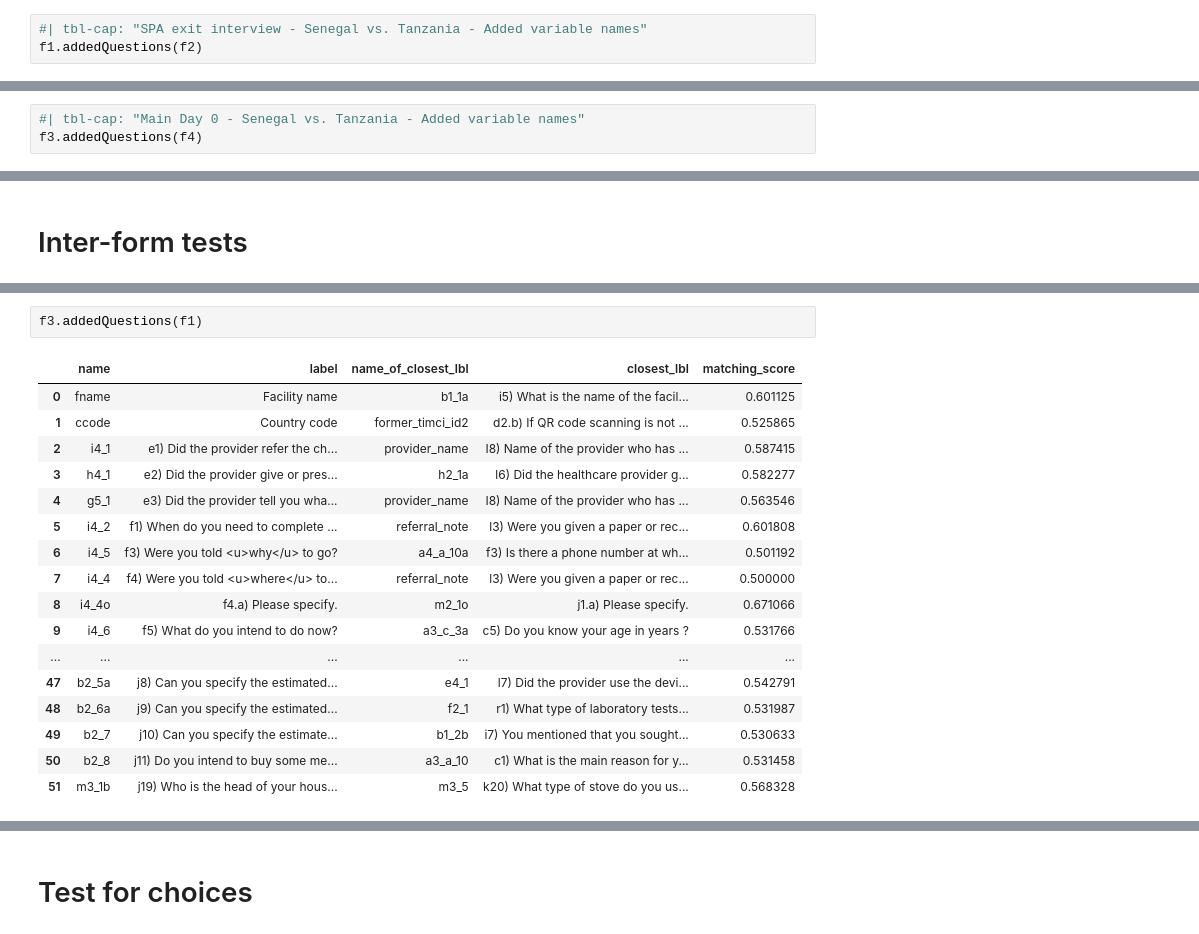
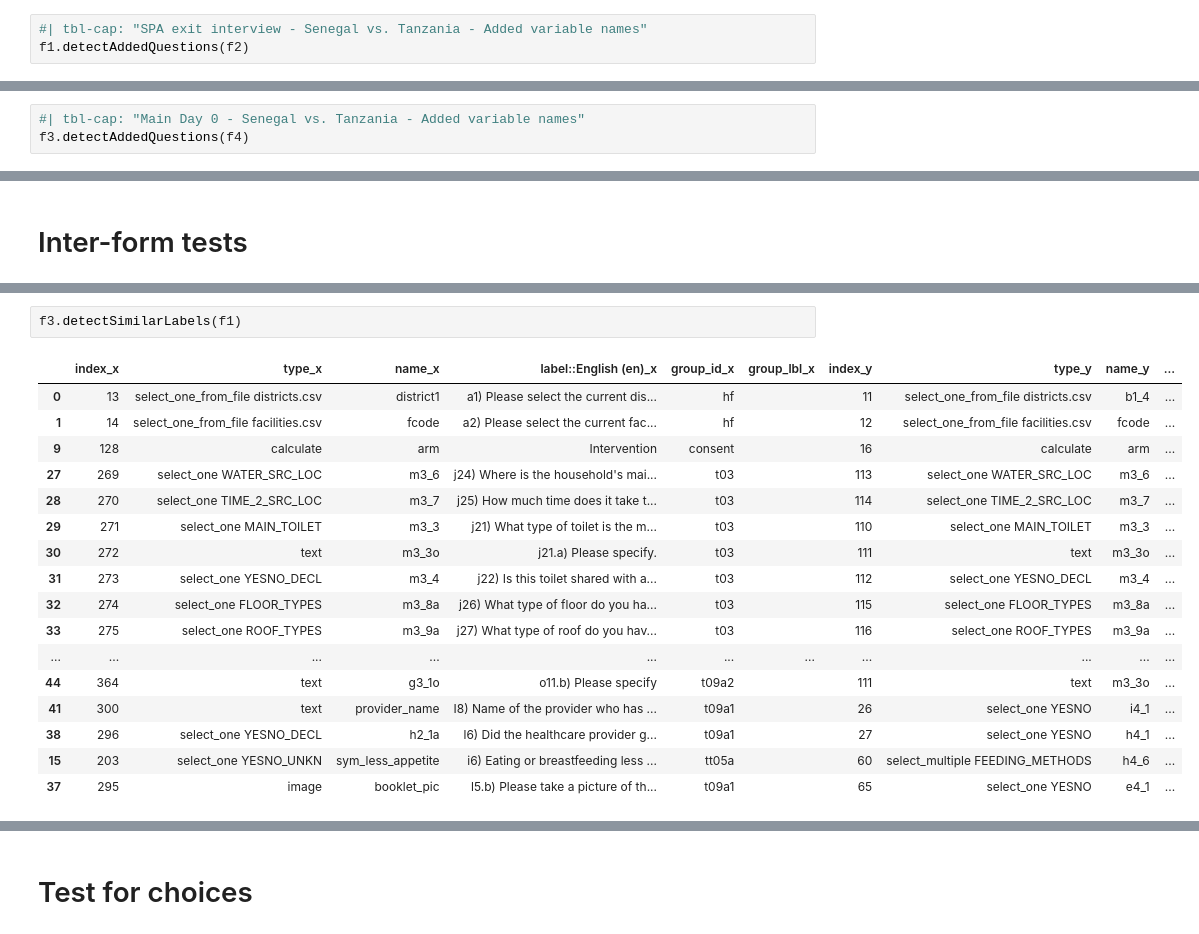
Before and after one commit to Research-IT-Swiss-TPH/dct-comparator, a Jupyter notebook: extract_info_from_xlsforms.ipynb, the cells around one changed output, grey strips where cells are left out. Drawn from its saved outputs; the diff is of its cells as text.

```diff
--- a/extract_info_from_xlsforms.ipynb
+++ b/extract_info_from_xlsforms.ipynb
@@ -54,5 +52,5 @@ Note:
 * Identified removed questions are displayed with the variable name and label of the closest label match in the target XLSForm.
 # %%
 #| tbl-cap: "SPA exit interview - Senegal vs. Tanzania - Added variable names"
-f1.addedQuestions(f2)
+f1.detectAddedQuestions(f2)
 # %% [output]
@@ -113,4 +110,4 @@ Default languages are different: Swahili (sw) and Français (fr)
 # %%
 #| tbl-cap: "Main Day 0 - Senegal vs. Tanzania - Added variable names"
-f3.addedQuestions(f4)
+f3.detectAddedQuestions(f4)
 # %% [output]
@@ -195,20 +245,20 @@ minor
 # %%
-f3.addedQuestions(f1)
+f3.detectSimilarLabels(f1)
 # %% [output]
-|  | name | label | name_of_closest_lbl | closest_lbl | matching_score |
-| 0 | fname | Facility name | b1_1a | i5) What is the name of the facil... | 0.601125 |
-| 1 | ccode | Country code | former_timci_id2 | d2.b) If QR code scanning is not ... | 0.525865 |
-| 2 | i4_1 | e1) Did the provider refer the ch... | provider_name | I8) Name of the provider who has ... | 0.587415 |
-| 3 | h4_1 | e2) Did the provider give or pres... | h2_1a | l6) Did the healthcare provider g... | 0.582277 |
-| 4 | g5_1 | e3) Did the provider tell you wha... | provider_name | I8) Name of the provider who has ... | 0.563546 |
-| 5 | i4_2 | f1) When do you need to complete ... | referral_note | l3) Were you given a paper or rec... | 0.601808 |
-| 6 | i4_5 | f3) Were you told <u>why</u> to go? | a4_a_10a | f3) Is there a phone number at wh... | 0.501192 |
-| 7 | i4_4 | f4) Were you told <u>where</u> to... | referral_note | l3) Were you given a paper or rec... | 0.500000 |
-| 8 | i4_4o | f4.a) Please specify. | m2_1o | j1.a) Please specify. | 0.671066 |
-| 9 | i4_6 | f5) What do you intend to do now? | a3_c_3a | c5) Do you know your age in years ? | 0.531766 |
-| ... | ... | ... | ... | ... | ... |
-| 47 | b2_5a | j8) Can you specify the estimated... | e4_1 | l7) Did the provider use the devi... | 0.542791 |
-| 48 | b2_6a | j9) Can you specify the estimated... | f2_1 | r1) What type of laboratory tests... | 0.531987 |
-| 49 | b2_7 | j10) Can you specify the estimate... | b1_2b | i7) You mentioned that you sought... | 0.530633 |
-| 50 | b2_8 | j11) Do you intend to buy some me... | a3_a_10 | c1) What is the main reason for y... | 0.531458 |
-| 51 | m3_1b | j19) Who is the head of your hous... | m3_5 | k20) What type of stove do you us... | 0.568328 |
+|  | index_x | type_x | name_x | label::English (en)_x | group_id_x | group_lbl_x | index_y | type_y | name_y | ... |
+| 0 | 13 | select_one_from_file districts.csv | district1 | a1) Please select the current dis... | hf |  | 11 | select_one_from_file districts.csv | b1_4 | ... |
+| 1 | 14 | select_one_from_file facilities.csv | fcode | a2) Please select the current fac... | hf |  | 12 | select_one_from_file facilities.csv | fcode | ... |
+| 9 | 128 | calculate | arm | Intervention | consent |  | 16 | calculate | arm | ... |
+| 27 | 269 | select_one WATER_SRC_LOC | m3_6 | j24) Where is the household's mai... | t03 |  | 113 | select_one WATER_SRC_LOC | m3_6 | ... |
+| 28 | 270 | select_one TIME_2_SRC_LOC | m3_7 | j25) How much time does it take t... | t03 |  | 114 | select_one TIME_2_SRC_LOC | m3_7 | ... |
+| 29 | 271 | select_one MAIN_TOILET | m3_3 | j21) What type of toilet is the m... | t03 |  | 110 | select_one MAIN_TOILET | m3_3 | ... |
+| 30 | 272 | text | m3_3o | j21.a) Please specify. | t03 |  | 111 | text | m3_3o | ... |
+| 31 | 273 | select_one YESNO_DECL | m3_4 | j22) Is this toilet shared with a... | t03 |  | 112 | select_one YESNO_DECL | m3_4 | ... |
+| 32 | 274 | select_one FLOOR_TYPES | m3_8a | j26) What type of floor do you ha... | t03 |  | 115 | select_one FLOOR_TYPES | m3_8a | ... |
+| 33 | 275 | select_one ROOF_TYPES | m3_9a | j27) What type of roof do you hav... | t03 |  | 116 | select_one ROOF_TYPES | m3_9a | ... |
+| ... | ... | ... | ... | ... | ... | ... | ... | ... | ... | ... |
+| 44 | 364 | text | g3_1o | o11.b) Please specify | t09a2 |  | 111 | text | m3_3o | ... |
+| 41 | 300 | text | provider_name | I8) Name of the provider who has ... | t09a1 |  | 26 | select_one YESNO | i4_1 | ... |
+| 38 | 296 | select_one YESNO_DECL | h2_1a | l6) Did the healthcare provider g... | t09a1 |  | 27 | select_one YESNO | h4_1 | ... |
+| 15 | 203 | select_one YESNO_UNKN | sym_less_appetite | i6) Eating or breastfeeding less ... | tt05a |  | 60 | select_multiple FEEDING_METHODS | h4_6 | ... |
+| 37 | 295 | image | booklet_pic | l5.b) Please take a picture of th... | t09a1 |  | 65 | select_one YESNO | e4_1 | ... |
```
Also changed, not shown: parts of 20 cells of this notebook, 2 other files.
